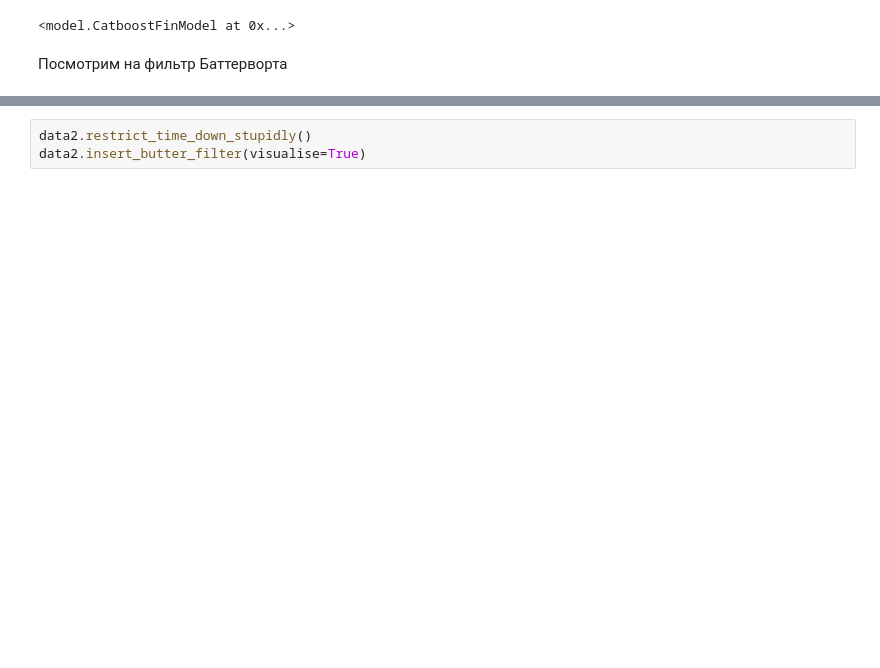
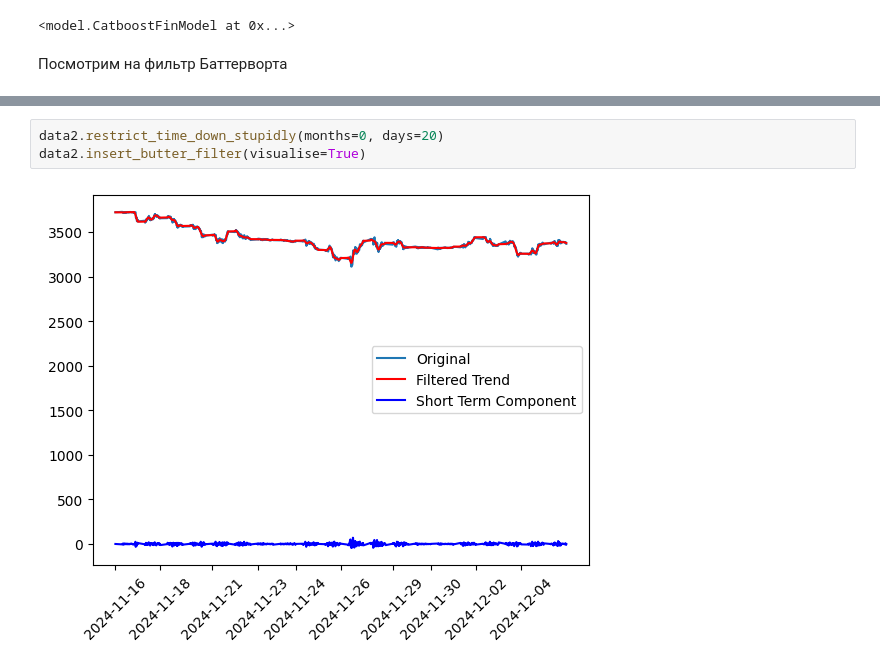
Before and after one commit to Invest-Predict/prices-predictions, a Jupyter notebook: model/example_2.ipynb, the cells around one changed output, grey strips where cells are left out. Saved outputs shown, nothing was run; the diff lists cells and outputs as text; blank space fills up the shorter version.

```diff
--- a/model/example_2.ipynb
+++ b/model/example_2.ipynb
@@ -134,4 +141,6 @@ Shrink model to first 5 iterations.
 <model.CatboostFinModel at 0x...>
 # %%
-data2.restrict_time_down_stupidly()
+data2.restrict_time_down_stupidly(months=0, days=20)
 data2.insert_butter_filter(visualise=True)
+# %% [output]
+[figure, added]
```
Also changed, not shown: parts of 3 cells of this notebook, 5 other files.
